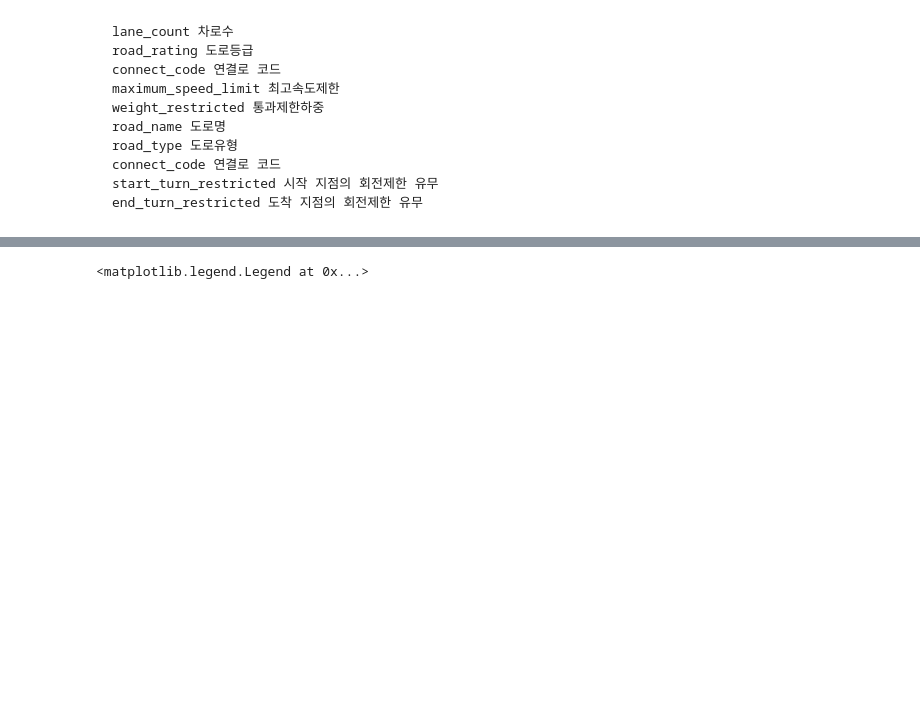
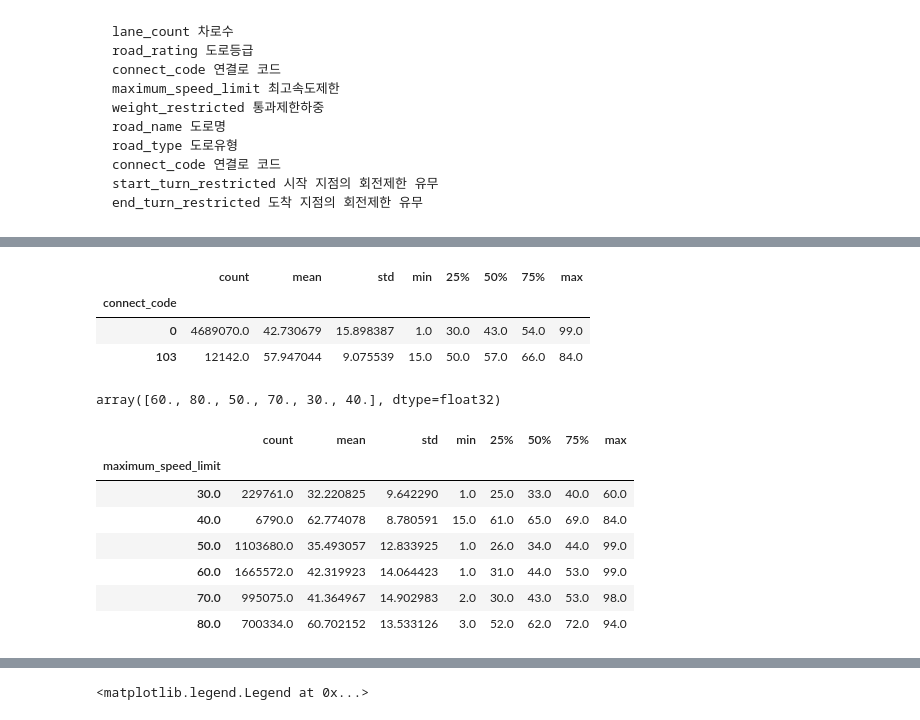
Before and after one commit to oymin2001/DataScience, a Jupyter notebook: Traffic_Jeju.ipynb, the cells around one changed output, grey strips where cells are left out. Cells and saved outputs as stored; diff of their text form; code cells hidden in the pictures; blank space fills up the shorter version.

```diff
--- a/Traffic_Jeju.ipynb
+++ b/Traffic_Jeju.ipynb
@@ -302,0 +329,22 @@ ValueError: shape mismatch: objects cannot be broadcast to a single shape
+# %%
+df_train.groupby('connect_code').describe()['target']
+# %% [output]
+|  | count | mean | std | min | 25% | 50% | 75% | max |
+| connect_code |  |  |  |  |  |  |  |  |
+| 0 | 4689070.0 | 42.730679 | 15.898387 | 1.0 | 30.0 | 43.0 | 54.0 | 99.0 |
+| 103 | 12142.0 | 57.947044 | 9.075539 | 15.0 | 50.0 | 57.0 | 66.0 | 84.0 |
+# %%
+df_train['maximum_speed_limit'].unique() #target과 상관관계가 가장 높은 특성
+# %% [output]
+array([60., 80., 50., 70., 30., 40.], dtype=float32)
+# %%
+df_train.groupby('maximum_speed_limit').describe()['target'] #속도제한이 40인 도로에서의 target이 유난히 높고 수가 적음
+# %% [output]
+|  | count | mean | std | min | 25% | 50% | 75% | max |
+| maximum_speed_limit |  |  |  |  |  |  |  |  |
+| 30.0 | 229761.0 | 32.220825 | 9.642290 | 1.0 | 25.0 | 33.0 | 40.0 | 60.0 |
+| 40.0 | 6790.0 | 62.774078 | 8.780591 | 15.0 | 61.0 | 65.0 | 69.0 | 84.0 |
+| 50.0 | 1103680.0 | 35.493057 | 12.833925 | 1.0 | 26.0 | 34.0 | 44.0 | 99.0 |
+| 60.0 | 1665572.0 | 42.319923 | 14.064423 | 1.0 | 31.0 | 44.0 | 53.0 | 99.0 |
+| 70.0 | 995075.0 | 41.364967 | 14.902983 | 2.0 | 30.0 | 43.0 | 53.0 | 98.0 |
+| 80.0 | 700334.0 | 60.702152 | 13.533126 | 3.0 | 52.0 | 62.0 | 72.0 | 94.0 |
```
Also changed, not shown: parts of 16 cells of this notebook.
